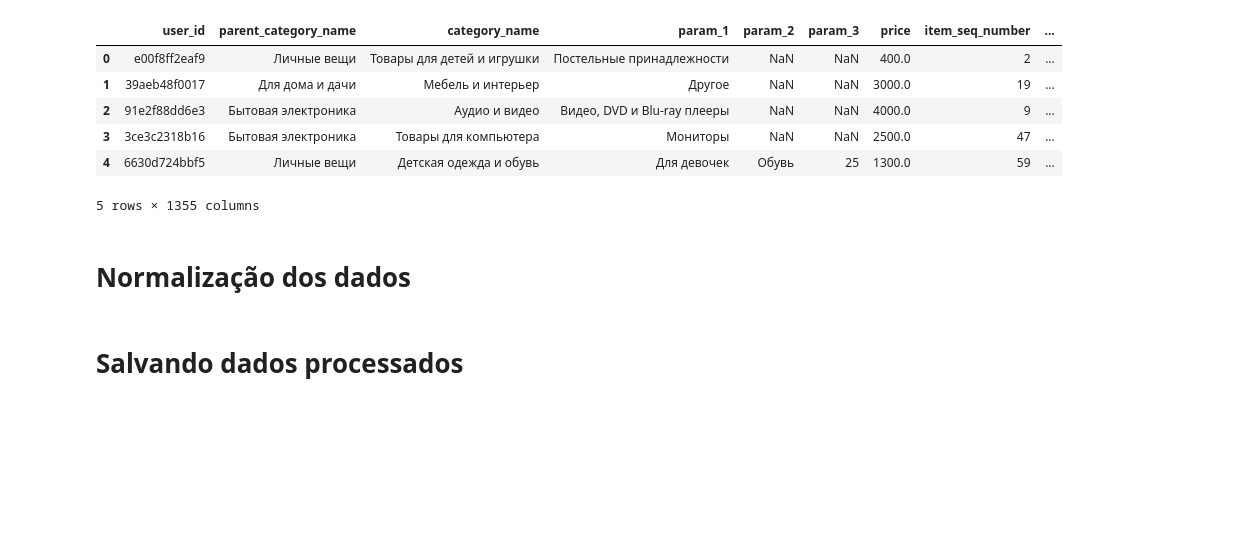
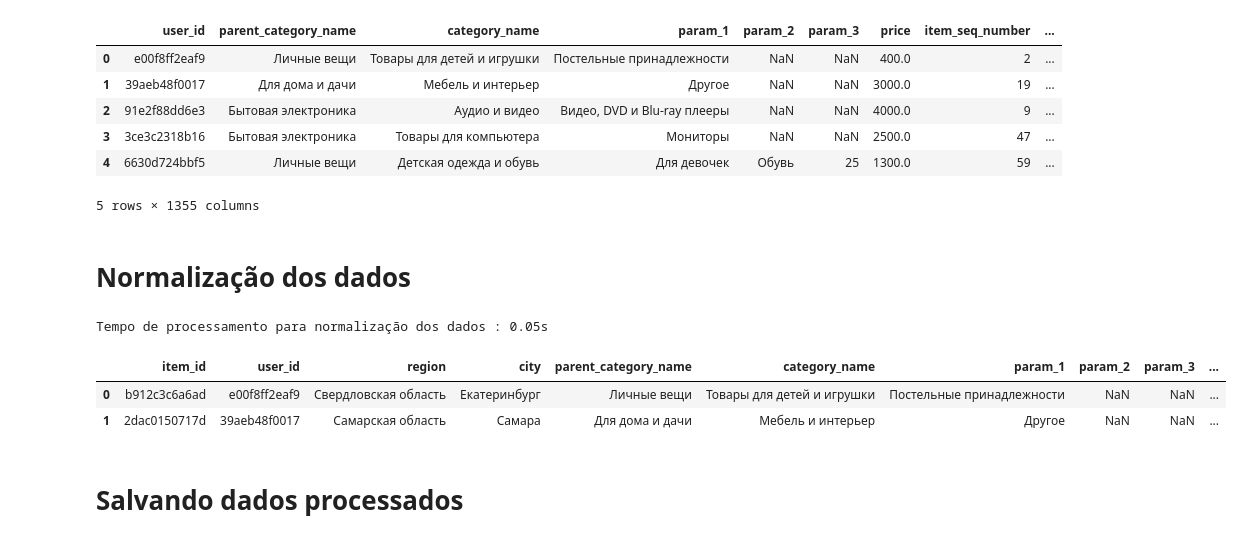
Before and after one commit to vinicius-alves/Kaggle-Avito-Challenge, a Jupyter notebook: notebook pré-processamento.ipynb, the cells around one changed output. Saved outputs shown, nothing was run; the diff lists cells and outputs as text; code cells hidden in the pictures; blank space fills up the shorter version.

Commit message:
OneHotEnconder funcionando, melhorias na normalização dos dados

```diff
--- a/notebook pré-processamento.ipynb
+++ b/notebook pré-processamento.ipynb
@@ -267,20 +292,34 @@ Tempo de processamento da coluna de datas : 0.14s
 # %% [markdown]
 # Normalização dos dados
 # %%
-'''
 from sklearn.preprocessing import StandardScaler
 
 start = time.time()
 
+# Escalando colunas numéricas
 scaler = StandardScaler(copy=False)
-scaler.fit(df_train)
-scaler.transform(df_train)
+scaler.fit(df_all_data[numeric_columns])
+df_train_scaled = pd.DataFrame(scaler.transform(df_train[numeric_columns]))
+df_test_scaled  = pd.DataFrame(scaler.transform(df_test[numeric_columns]))
+
+# apagando colunas antigas
+df_train = df_train.drop(columns=numeric_columns)
+df_test  = df_test.drop(columns=numeric_columns)
+
+# Mergeando dataFrames
+df_train = pd.concat([df_train, df_train_scaled], axis=1)
+df_test =  pd.concat([df_test, df_test_scaled], axis=1)
 
 end = time.time()
 
 print('Tempo de processamento para normalização dos dados : '+str("%.2f" % (end - start))+'s\n')
 
-'''
+df_train.head(2)
+# %% [output]
+Tempo de processamento para normalização dos dados : 0.05s
+|  | item_id | user_id | region | city | parent_category_name | category_name | param_1 | param_2 | param_3 | ... |
+| 0 | b912c3c6a6ad | e00f8ff2eaf9 | Свердловская область | Екатеринбург | Личные вещи | Товары для детей и игрушки | Постельные принадлежности | NaN | NaN | ... |
+| 1 | 2dac0150717d | 39aeb48f0017 | Самарская область | Самара | Для дома и дачи | Мебель и интерьер | Другое | NaN | NaN | ... |
 # %% [markdown]
 # Salvando dados processados
 # %%
```
Also changed, not shown: parts of 2 cells of this notebook.
